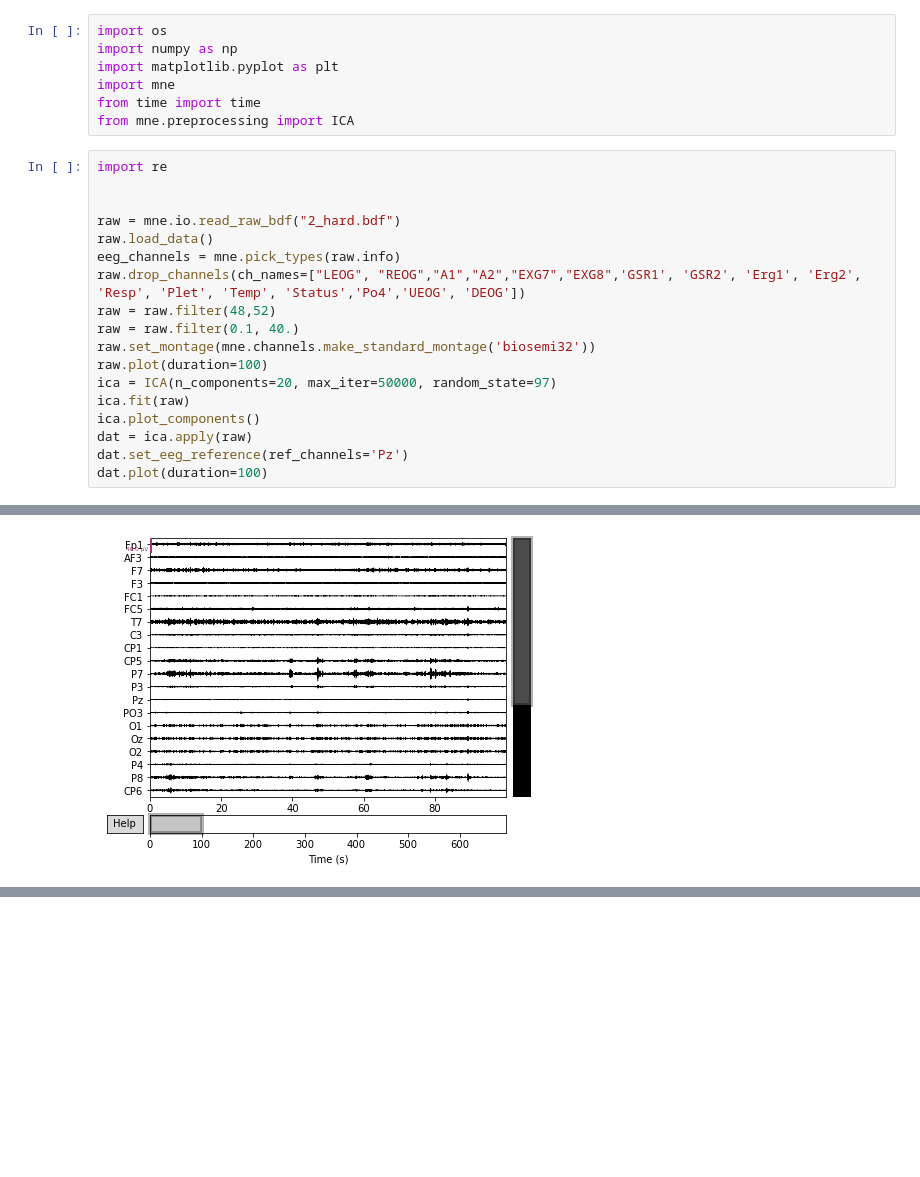
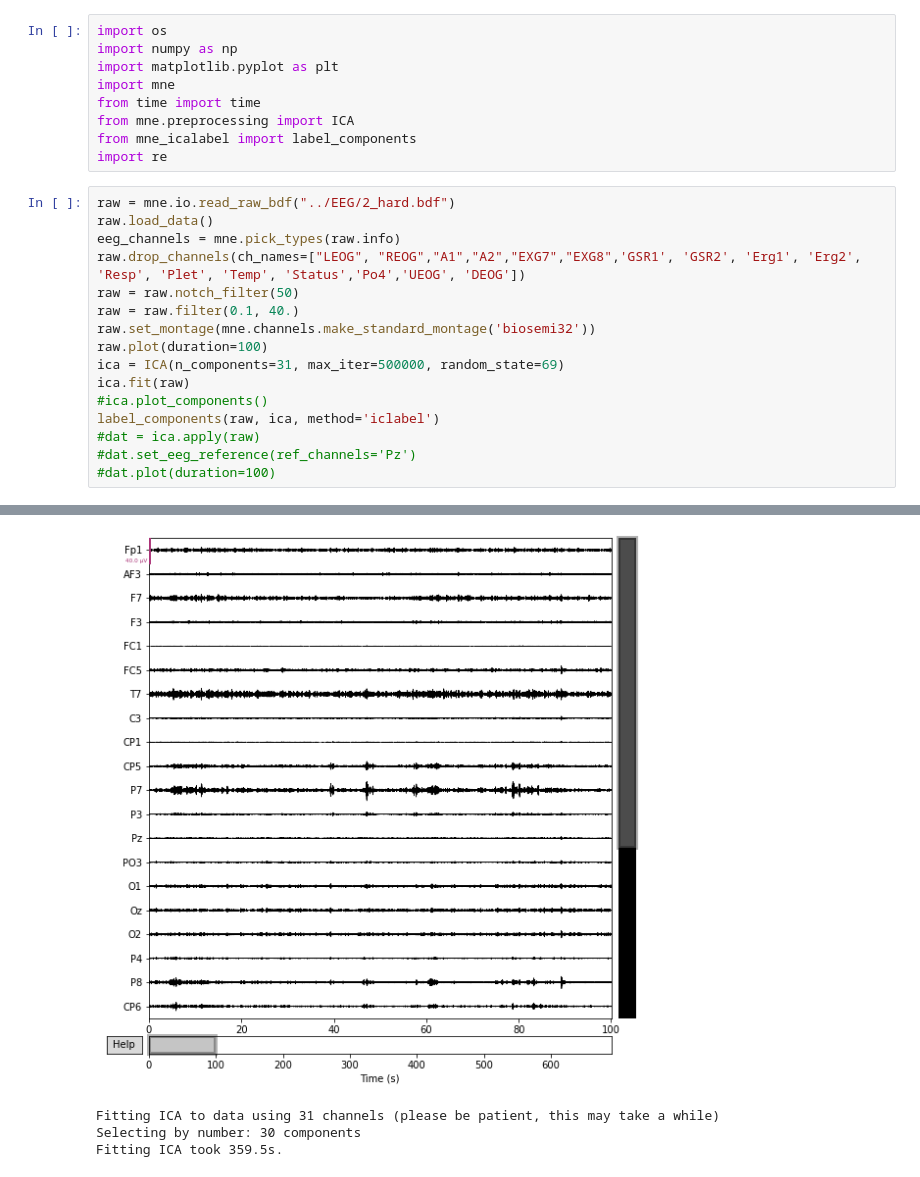
Before and after one commit to tomjefferis/Immersive-VR-Study, a Jupyter notebook: mnepp.ipynb, the cells around one changed output, grey strips where cells are left out. Drawn from its saved outputs; the diff is of its cells as text; blank space fills up the shorter version.

```diff
--- a/mnepp.ipynb
+++ b/mnepp.ipynb
@@ -5,22 +5,22 @@ import matplotlib.pyplot as plt
 import mne
 from time import time
 from mne.preprocessing import ICA
+from mne_icalabel import label_components
+import re
 # %%
-import re
-
-
-raw = mne.io.read_raw_bdf("2_hard.bdf")
+raw = mne.io.read_raw_bdf("../EEG/2_hard.bdf")
 raw.load_data()
 eeg_channels = mne.pick_types(raw.info)
 raw.drop_channels(ch_names=["LEOG", "REOG","A1","A2","EXG7","EXG8",'GSR1', 'GSR2', 'Erg1', 'Erg2', 'Resp', 'Plet', 'Temp', 'Status','Po4','UEOG', 'DEOG'])
-raw = raw.filter(48,52)
+raw = raw.notch_filter(50)
 raw = raw.filter(0.1, 40.)
 raw.set_montage(mne.channels.make_standard_montage('biosemi32'))
 raw.plot(duration=100)
-ica = ICA(n_components=20, max_iter=50000, random_state=97)
+ica = ICA(n_components=31, max_iter=500000, random_state=69)
 ica.fit(raw)
-ica.plot_components()
-dat = ica.apply(raw)
-dat.set_eeg_reference(ref_channels='Pz')
-dat.plot(duration=100)
+#ica.plot_components()
+label_components(raw, ica, method='iclabel')
+#dat = ica.apply(raw)
+#dat.set_eeg_reference(ref_channels='Pz')
+#dat.plot(duration=100)
 # %% [output]
@@ -44 +44,0 @@ Designing a one-pass, zero-phase, non-causal bandpass filter:
-[figure, old version]
@@ -47,0 +70,4 @@ KeyboardInterrupt:
+[figure, new version]
+Fitting ICA to data using 31 channels (please be patient, this may take a while)
+Selecting by number: 30 components
+Fitting ICA took 359.5s.
```
Also changed, not shown: parts of 1 cell of this notebook, 2 other files.
